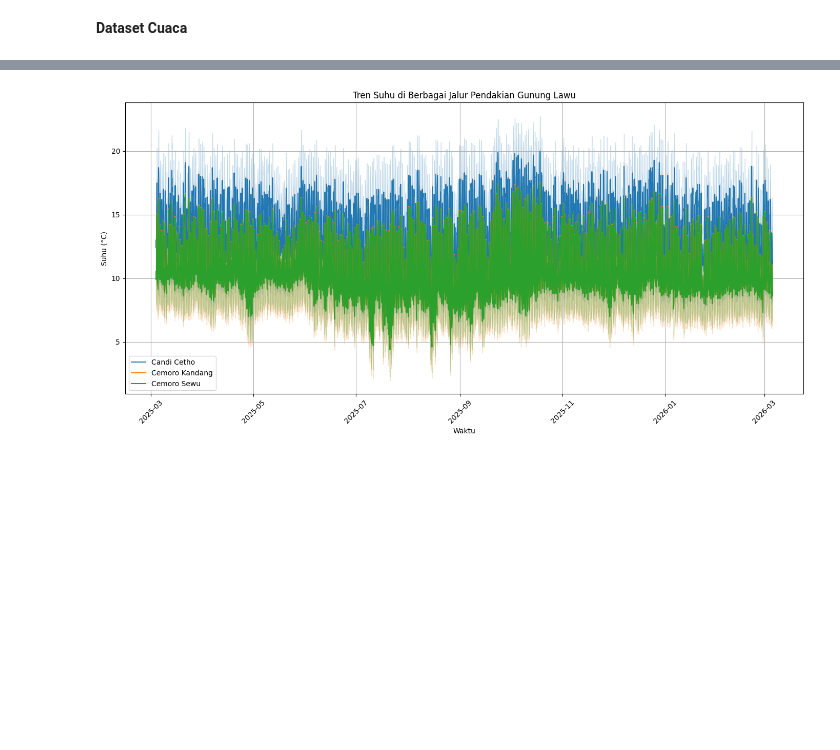
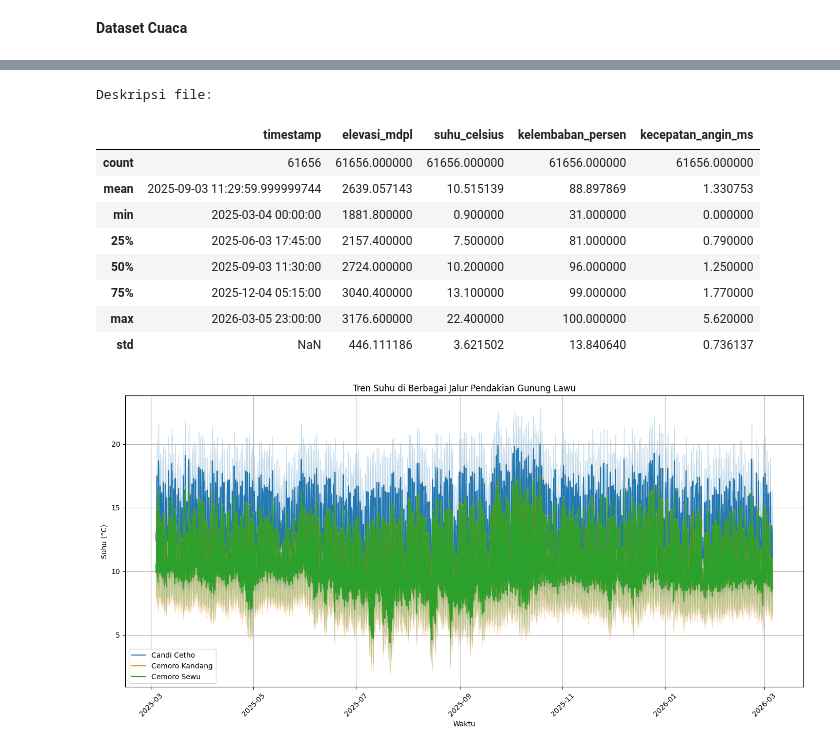
Before and after one commit to hannnzu/Lawu-Geo-Tracker, a Jupyter notebook: Lawu_Geo_Tracker.ipynb, the cells around one changed output, grey strips where cells are left out. Cells and saved outputs as stored; diff of their text form; code cells hidden in the pictures; blank space fills up the shorter version.

```diff
--- a/Lawu_Geo_Tracker.ipynb
+++ b/Lawu_Geo_Tracker.ipynb
@@ -765,3 +802,17 @@ Weather Data: Cemoro Sewu
+# %%
+print('Deskripsi file: ')
+weather_sewu.describe()
+# %% [output]
+Deskripsi file:
+|  | timestamp | elevasi_mdpl | suhu_celsius | kelembaban_persen | kecepatan_angin_ms |
+| count | 61656 | 61656.000000 | 61656.000000 | 61656.000000 | 61656.000000 |
+| mean | 2025-09-03 11:29:59.999999744 | 2639.057143 | 10.515139 | 88.897869 | 1.330753 |
+| min | 2025-03-04 00:00:00 | 1881.800000 | 0.900000 | 31.000000 | 0.000000 |
+| 25% | 2025-06-03 17:45:00 | 2157.400000 | 7.500000 | 81.000000 | 0.790000 |
+| 50% | 2025-09-03 11:30:00 | 2724.000000 | 10.200000 | 96.000000 | 1.250000 |
+| 75% | 2025-12-04 05:15:00 | 3040.400000 | 13.100000 | 99.000000 | 1.770000 |
+| max | 2026-03-05 23:00:00 | 3176.600000 | 22.400000 | 100.000000 | 5.620000 |
+| std | NaN | 446.111186 | 3.621502 | 13.840640 | 0.736137 |
 # %%
 import matplotlib.pyplot as plt
 import seaborn as sns
```
Also changed, not shown: parts of 11 cells of this notebook.
